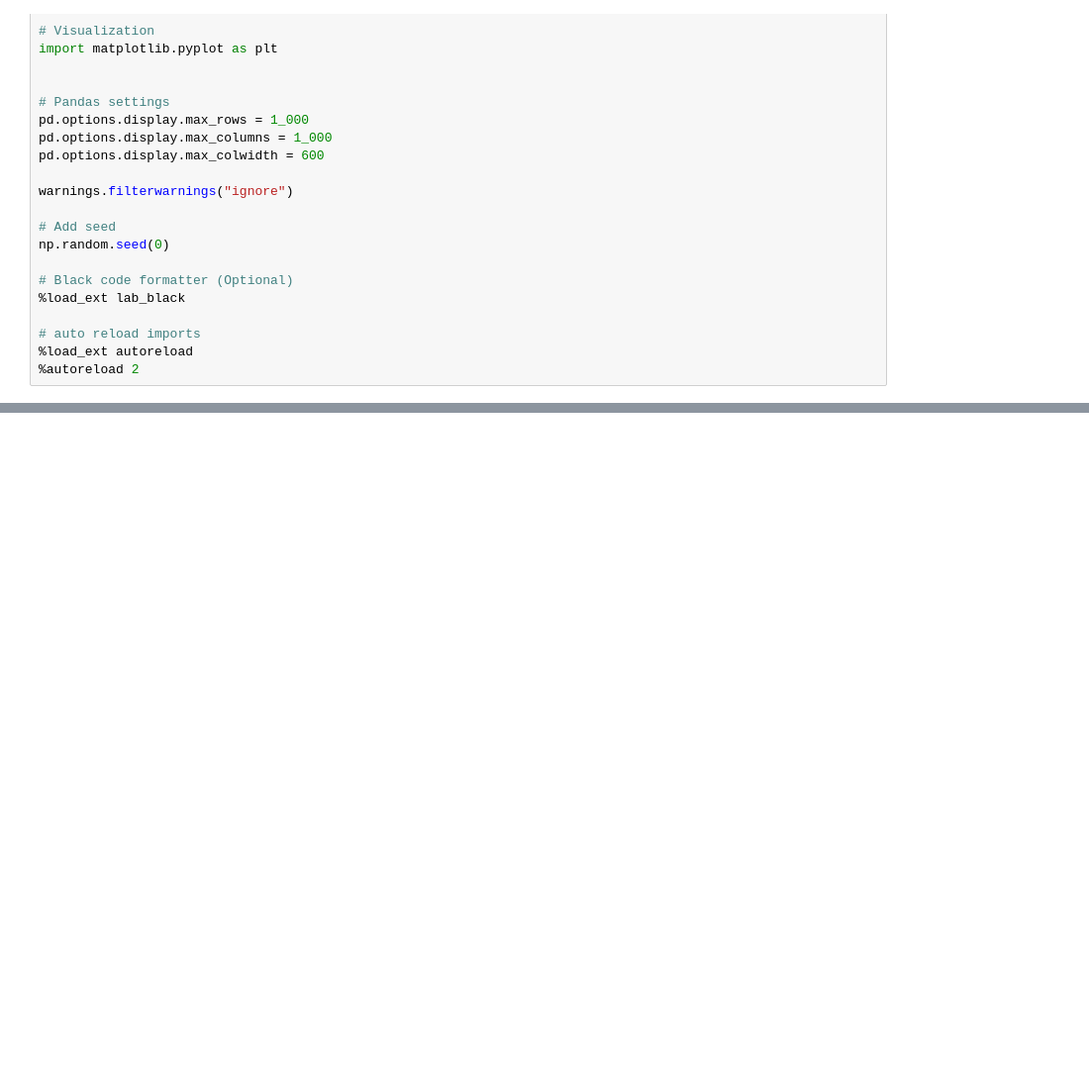
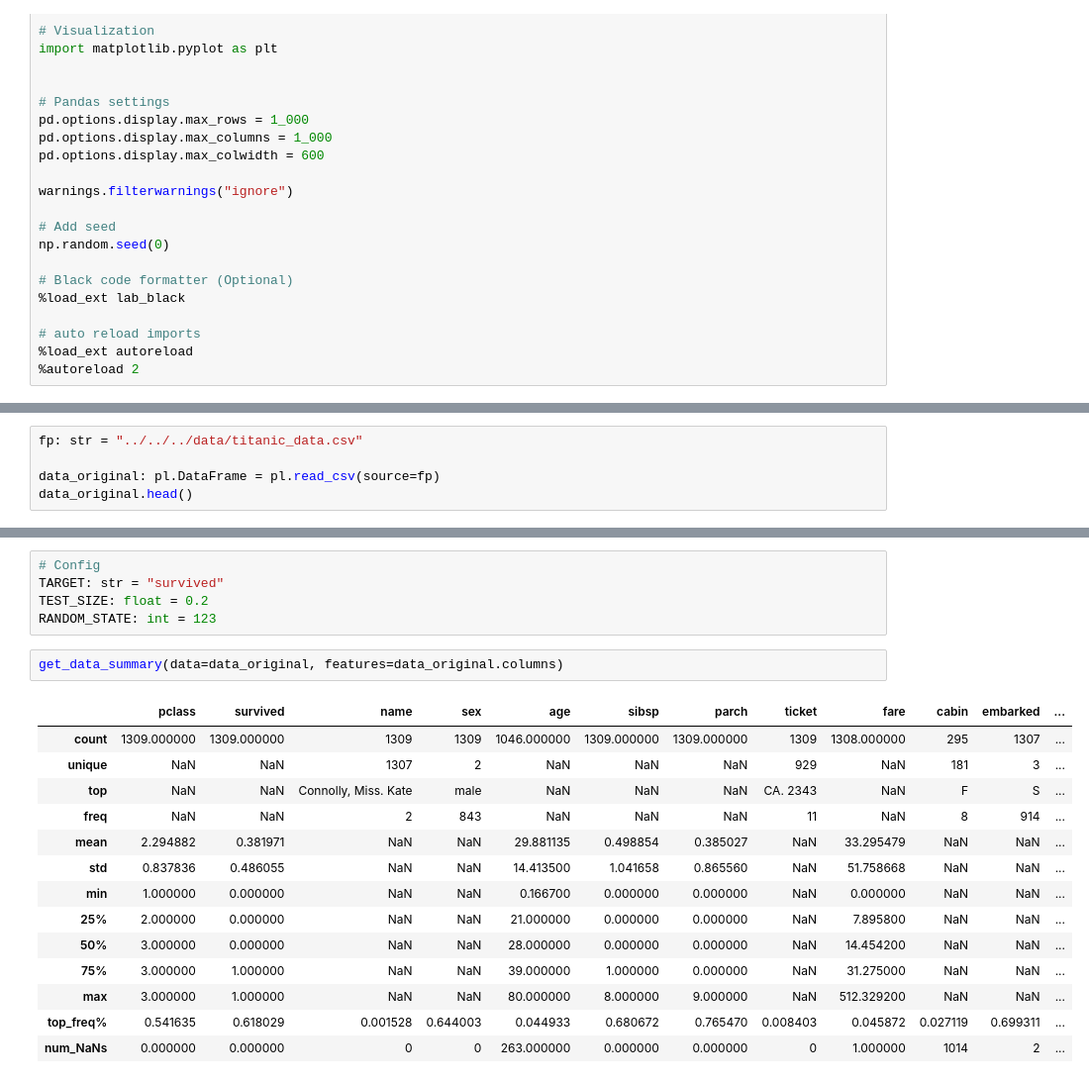
Before and after one commit to chineidu/MLOps_Tutorials, a Jupyter notebook: other_notes/Automations/DVC/lab.ipynb, the cells around one changed output, grey strips where cells are left out. Shown at 99% size. Drawn from its saved outputs; the diff is of its cells as text; blank space fills up the shorter version.

```diff
--- a/other_notes/Automations/DVC/lab.ipynb
+++ b/other_notes/Automations/DVC/lab.ipynb
@@ -47,0 +52,5 @@ np.random.seed(0)
+# %%
+fp: str = "../../../data/titanic_data.csv"
+
+data_original: pl.DataFrame = pl.read_csv(source=fp)
+data_original.head()
@@ -47,0 +66,22 @@ np.random.seed(0)
+# %%
+# Config
+TARGET: str = "survived"
+TEST_SIZE: float = 0.2
+RANDOM_STATE: int = 123
+# %%
+get_data_summary(data=data_original, features=data_original.columns)
+# %% [output]
+|  | pclass | survived | name | sex | age | sibsp | parch | ticket | fare | cabin | embarked | ... |
+| count | 1309.000000 | 1309.000000 | 1309 | 1309 | 1046.000000 | 1309.000000 | 1309.000000 | 1309 | 1308.000000 | 295 | 1307 | ... |
+| unique | NaN | NaN | 1307 | 2 | NaN | NaN | NaN | 929 | NaN | 181 | 3 | ... |
+| top | NaN | NaN | Connolly, Miss. Kate | male | NaN | NaN | NaN | CA. 2343 | NaN | F | S | ... |
+| freq | NaN | NaN | 2 | 843 | NaN | NaN | NaN | 11 | NaN | 8 | 914 | ... |
+| mean | 2.294882 | 0.381971 | NaN | NaN | 29.881135 | 0.498854 | 0.385027 | NaN | 33.295479 | NaN | NaN | ... |
+| std | 0.837836 | 0.486055 | NaN | NaN | 14.413500 | 1.041658 | 0.865560 | NaN | 51.758668 | NaN | NaN | ... |
+| min | 1.000000 | 0.000000 | NaN | NaN | 0.166700 | 0.000000 | 0.000000 | NaN | 0.000000 | NaN | NaN | ... |
+| 25% | 2.000000 | 0.000000 | NaN | NaN | 21.000000 | 0.000000 | 0.000000 | NaN | 7.895800 | NaN | NaN | ... |
+| 50% | 3.000000 | 0.000000 | NaN | NaN | 28.000000 | 0.000000 | 0.000000 | NaN | 14.454200 | NaN | NaN | ... |
+| 75% | 3.000000 | 1.000000 | NaN | NaN | 39.000000 | 1.000000 | 0.000000 | NaN | 31.275000 | NaN | NaN | ... |
+| max | 3.000000 | 1.000000 | NaN | NaN | 80.000000 | 8.000000 | 9.000000 | NaN | 512.329200 | NaN | NaN | ... |
+| top_freq% | 0.541635 | 0.618029 | 0.001528 | 0.644003 | 0.044933 | 0.680672 | 0.765470 | 0.008403 | 0.045872 | 0.027119 | 0.699311 | ... |
+| num_NaNs | 0.000000 | 0.000000 | 0 | 0 | 263.000000 | 0.000000 | 0.000000 | 0 | 1.000000 | 1014 | 2 | ... |
```
Also changed, not shown: parts of 16 cells of this notebook, 3 other files.
